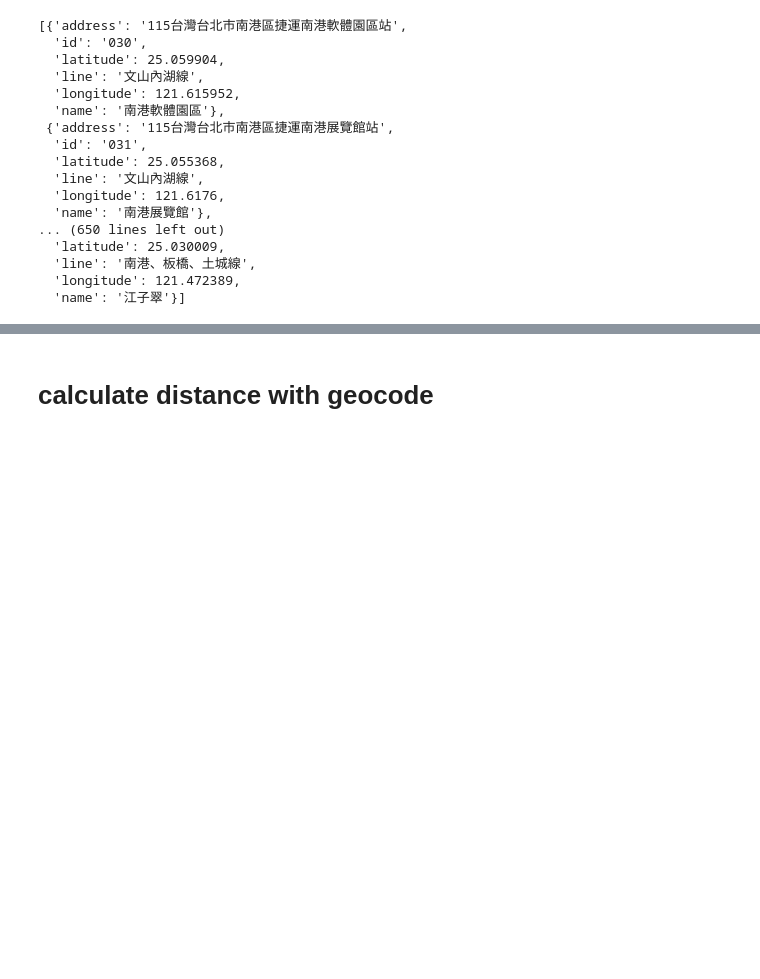
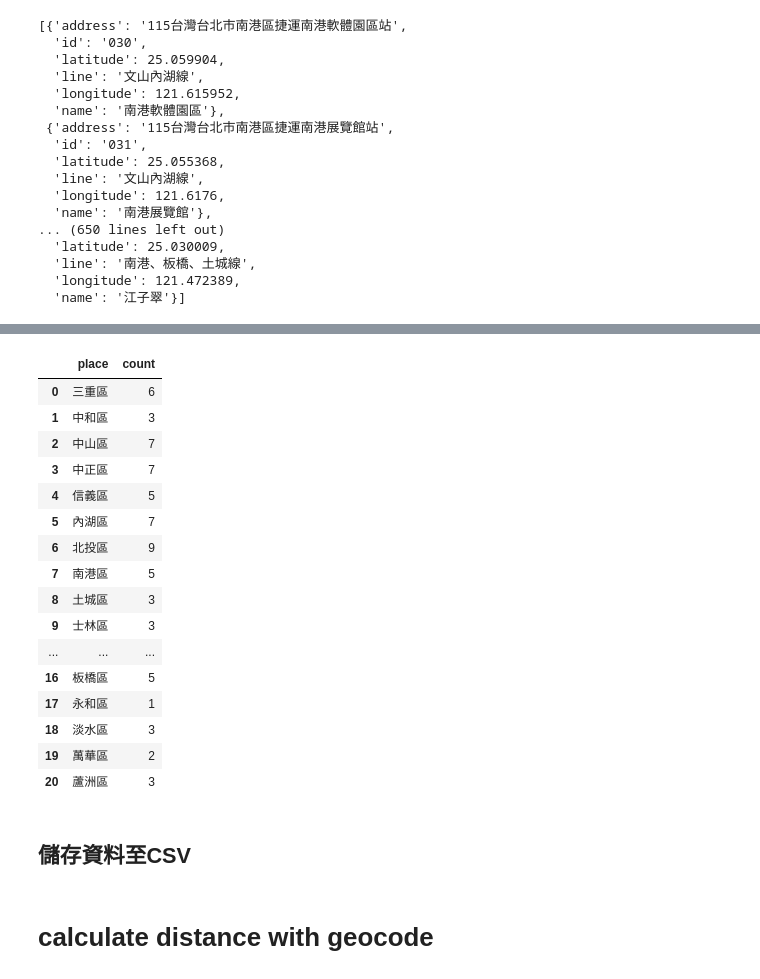
Before and after one commit to UnderSam/591_project, a Jupyter notebook: 591_project.ipynb, the cells around one changed output, grey strips where cells are left out. Cells and saved outputs as stored; diff of their text form; code cells hidden in the pictures; blank space fills up the shorter version.

```diff
--- a/591_project.ipynb
+++ b/591_project.ipynb
@@ -63,0 +149,28 @@ mrt_data
+# %%
+mrt_gb = mrt_df.groupby(by='place').size()
+# %%
+mrt_count_df = pd.DataFrame(mrt_gb).reset_index()
+# %%
+mrt_count_df = mrt_count_df.rename(columns={0:"count"})
+# %%
+mrt_count_df
+# %% [output]
+|  | place | count |
+| 0 | 三重區 | 6 |
+| 1 | 中和區 | 3 |
+| 2 | 中山區 | 7 |
+| 3 | 中正區 | 7 |
+| 4 | 信義區 | 5 |
+| 5 | 內湖區 | 7 |
+| 6 | 北投區 | 9 |
+| 7 | 南港區 | 5 |
+| 8 | 土城區 | 3 |
+| 9 | 士林區 | 3 |
+| ... | ... | ... |
+| 16 | 板橋區 | 5 |
+| 17 | 永和區 | 1 |
+| 18 | 淡水區 | 3 |
+| 19 | 萬華區 | 2 |
+| 20 | 蘆洲區 | 3 |
+# %% [markdown]
+## 儲存資料至CSV
```
Also changed, not shown: parts of 17 cells of this notebook, 3 other files.
